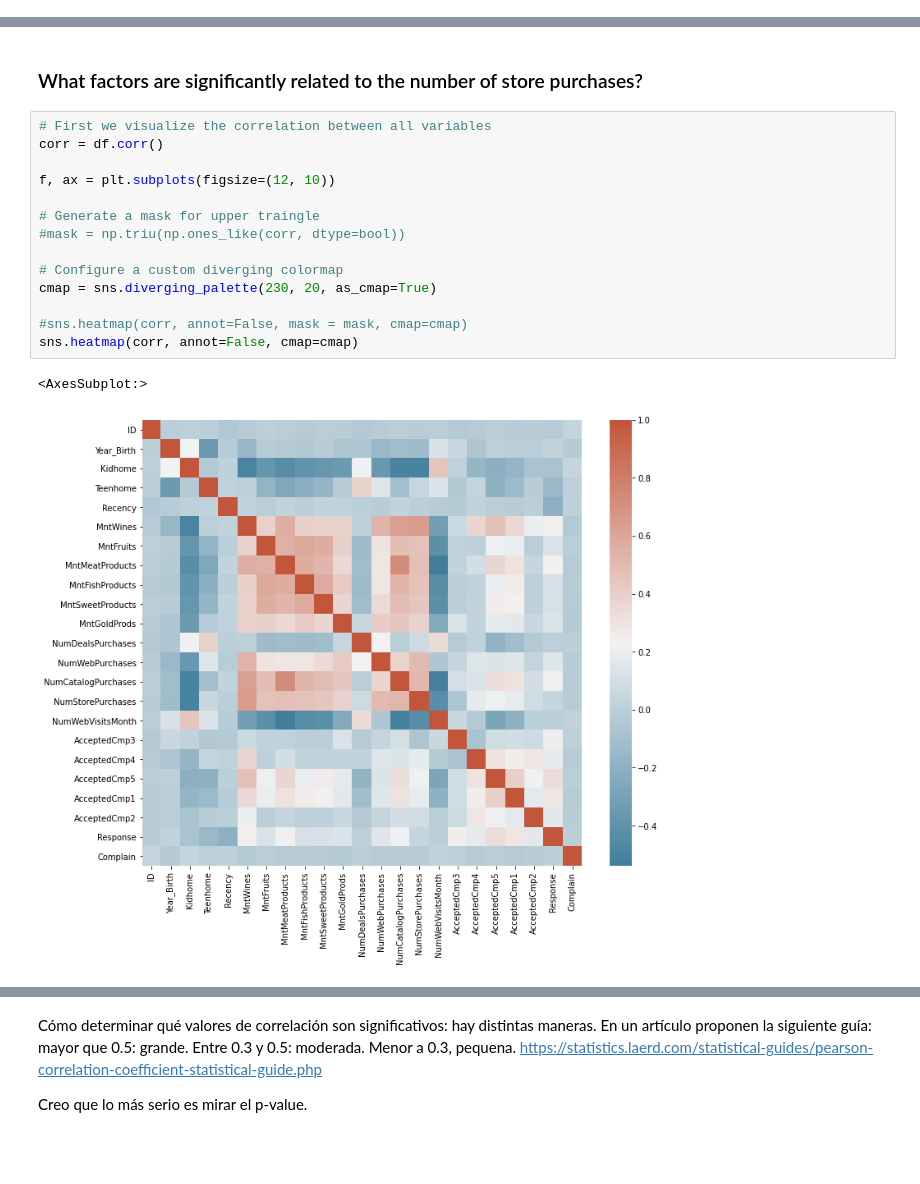
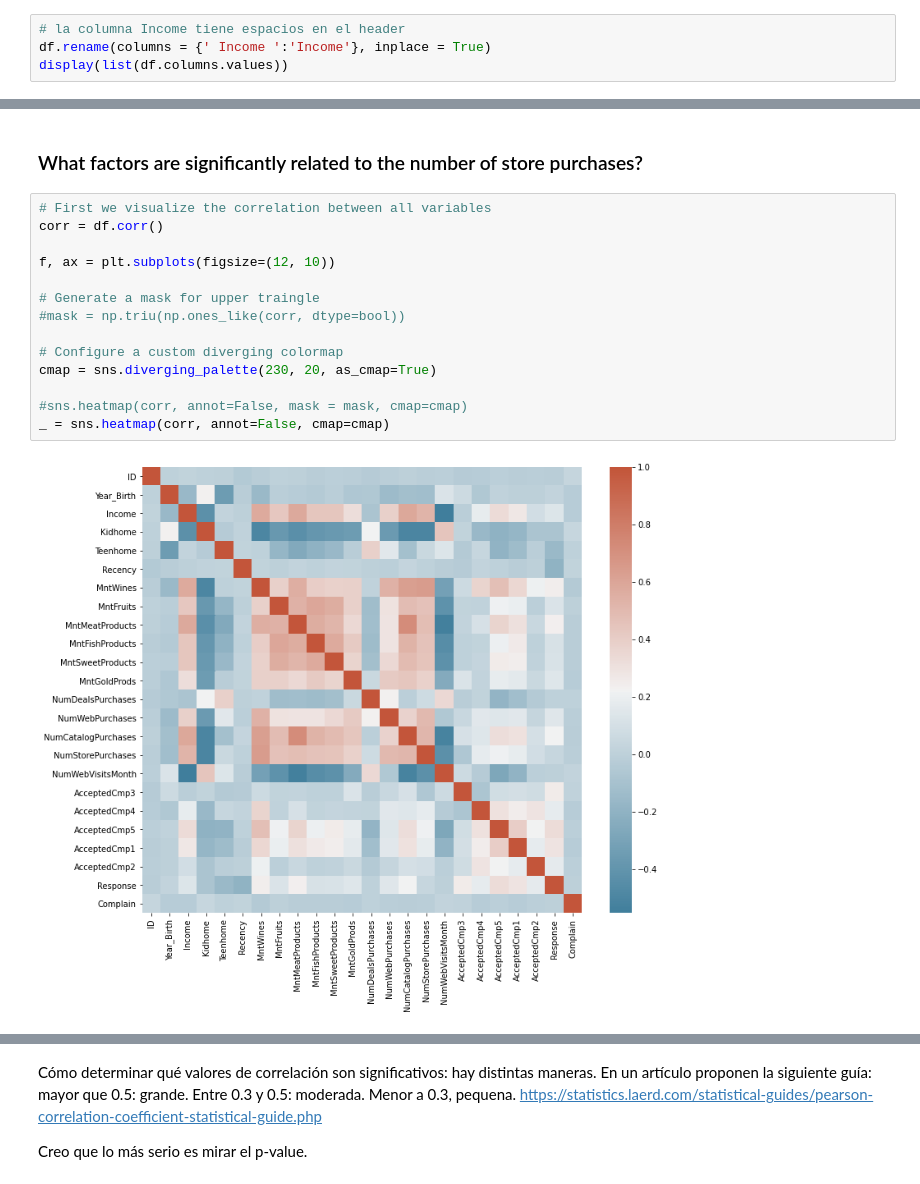
Before and after one commit to andres-troiano/Marketing-Analytics, a Jupyter notebook: Marketing Analytics Project.ipynb, the cells around one changed output, grey strips where cells are left out. Cells and saved outputs as stored; diff of their text form; blank space fills up the shorter version.

```diff
--- a/Marketing Analytics Project.ipynb
+++ b/Marketing Analytics Project.ipynb
@@ -130,0 +190,4 @@ df.describe()
+# %%
+# la columna Income tiene espacios en el header
+df.rename(columns = {' Income ':'Income'}, inplace = True)
+display(list(df.columns.values))
@@ -137,17 +218,16 @@ Por ahora no me doy cuenta de nada, pero más adelante puedo volver sobre esto
 # %%
 # First we visualize the correlation between all variables
 corr = df.corr()
 
 f, ax = plt.subplots(figsize=(12, 10))
 
 # Generate a mask for upper traingle
 #mask = np.triu(np.ones_like(corr, dtype=bool))
 
 # Configure a custom diverging colormap
 cmap = sns.diverging_palette(230, 20, as_cmap=True)
 
 #sns.heatmap(corr, annot=False, mask = mask, cmap=cmap)
-sns.heatmap(corr, annot=False, cmap=cmap)
+_ = sns.heatmap(corr, annot=False, cmap=cmap)
 # %% [output]
-<AxesSubplot:>
-[figure, old version]
+[figure, new version]
```
Also changed, not shown: parts of 37 cells of this notebook.
